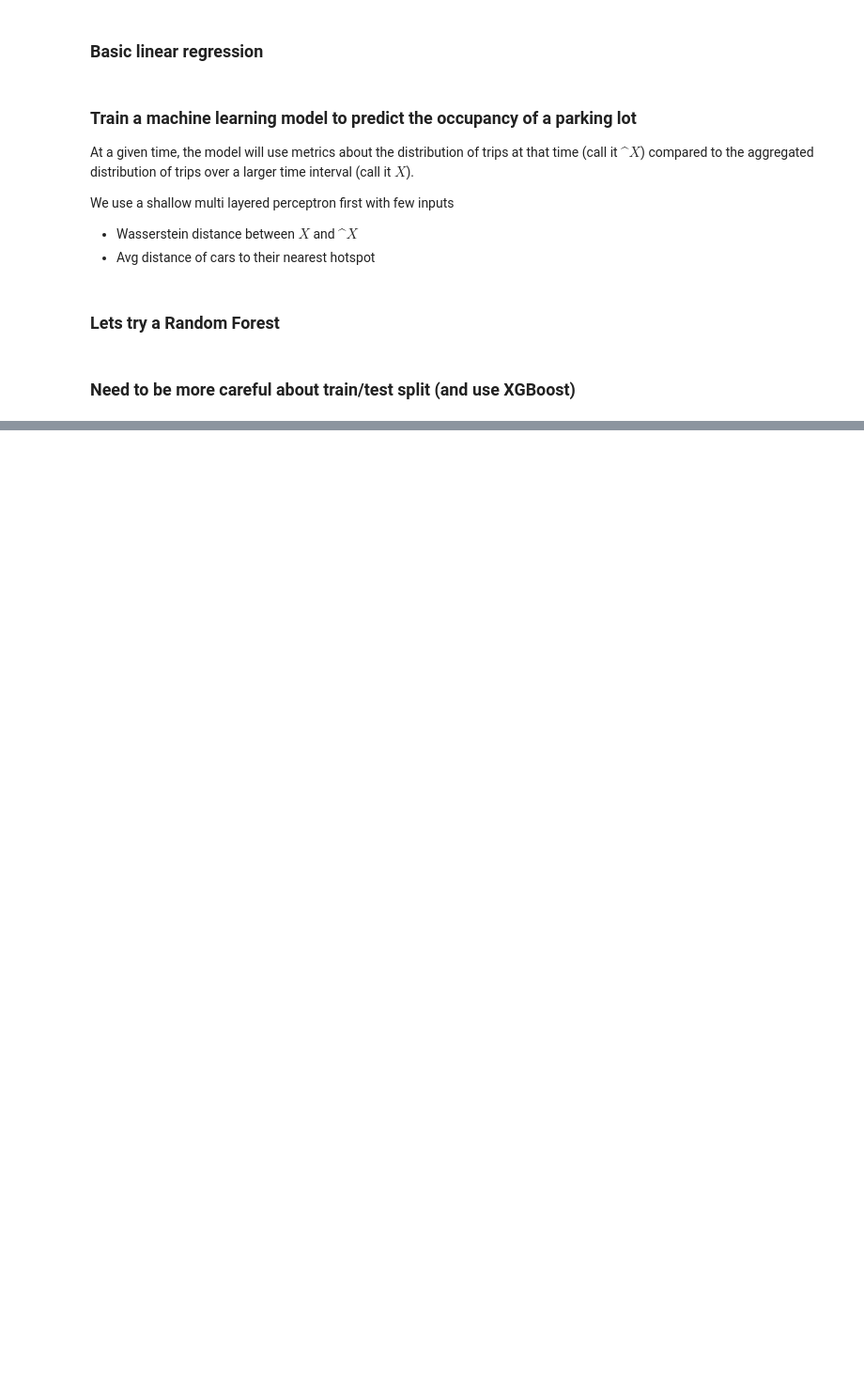
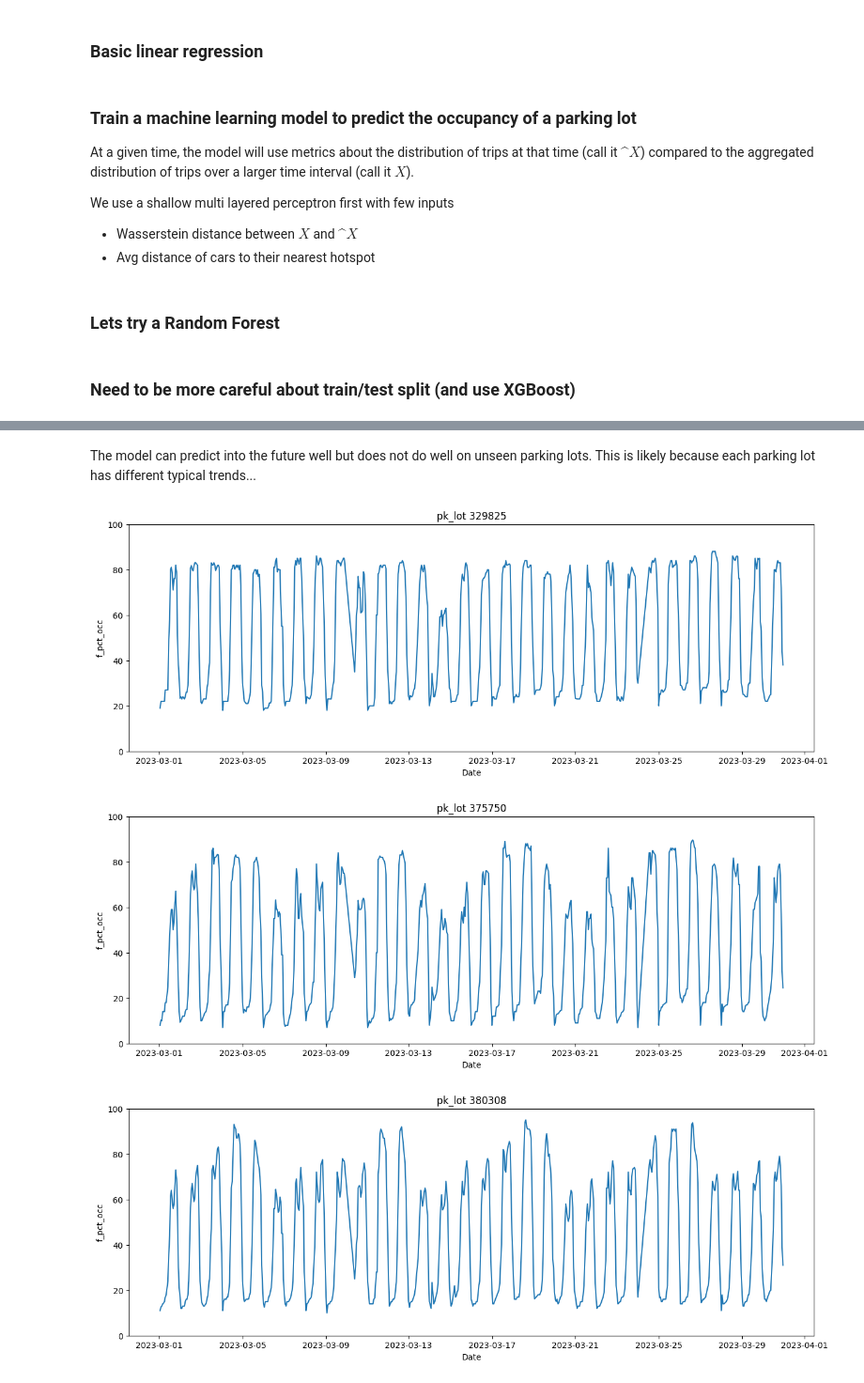
Before and after one commit to INRIX-Logan-Garwood/Parking-Location-vs-Occupancy, a Jupyter notebook: notebooks/train_model.ipynb, the cells around one changed output, grey strips where cells are left out. Shown at 94% size. Saved outputs shown, nothing was run; the diff lists cells and outputs as text; code cells hidden in the pictures; blank space fills up the shorter version.

```diff
--- a/notebooks/train_model.ipynb
+++ b/notebooks/train_model.ipynb
@@ -20,7 +20,8 @@ import random
 ### Load Data
 # %%
 # X = pd.read_csv('../results/csvs/training_data_2022-11_to_2023-03.csv')
-X = pd.read_csv('../results/csvs/corrected_training_data_2022-11_to_2023-03.csv')
+# X = pd.read_csv('../results/csvs/corrected_training_data_2022-11_to_2023-03.csv')
+X = pd.read_csv('../results/csvs/newest_training_data.csv')
 y = pd.read_csv('../data/IrvineSpectrumCenter_parking_2022-11_to_2023-03.csv')
 lot_ids = list(X['pk_lot'].unique())
 y = y[y['pk_lot'].isin(lot_ids)]
@@ -48,0 +73,5 @@ display(y.head(10))
+# %%
+# convert the nth_car_time to an integer giving minutes in duration
+X['nth_car_time'] = pd.to_timedelta(X['nth_car_time'])
+X['nth_car_time'] = X['nth_car_time'].dt.total_seconds() // 60
+X.head(10)
@@ -479,0 +545,17 @@ Predicted time series for pk_lot 381380 from 2023-03-01 to 2023-03-31
+# %% [markdown]
+The model can predict into the future well but does not do well on unseen parking lots. This is likely because each parking lot has different typical trends...
+# %%
+# plot a month of ground truth data for each parking lot
+for lot_id in lot_ids:
+    fig = plt.figure(figsize=(15, 5))
+    week_df = df[(df['timestamp'] < '2023-03-31') & ('2023-03-01' < df['timestamp']) & (df['pk_lot'] == lot_id)]
+    plt.plot(week_df['timestamp'], week_df[output_feature], label='True')
+    plt.xlabel('Date')
+    plt.ylabel(output_feature)
+    plt.title(f'pk_lot {lot_id}')
+    plt.ylim(0, 100)
+    plt.show()
+# %% [output]
+[figure, added]
+[figure, added]
+[figure, added]
```
Also changed, not shown: parts of 14 cells of this notebook.
